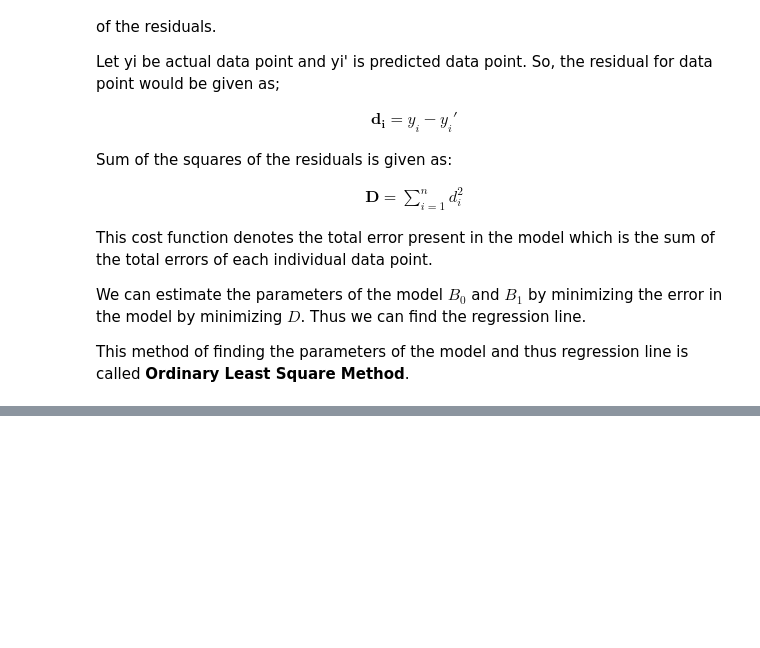
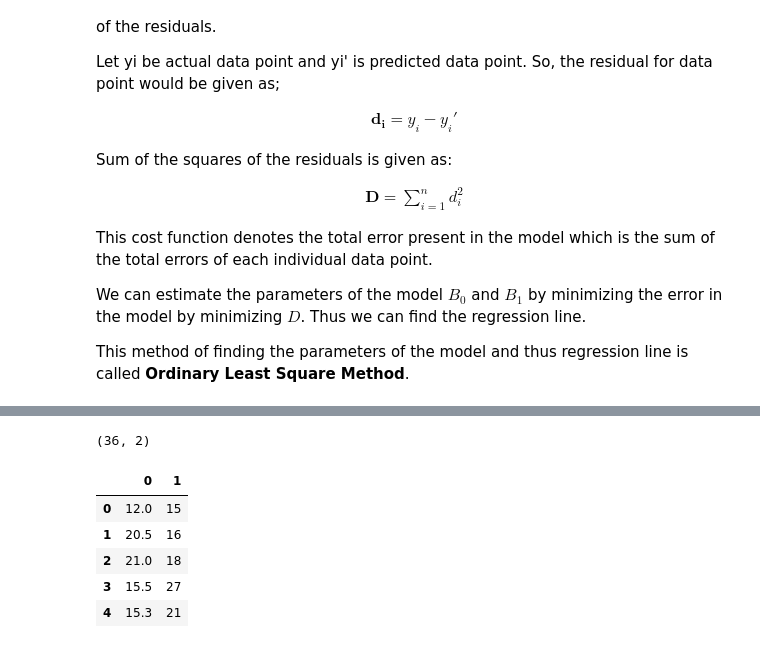
Before and after one commit to DiwakarBasnet/Machine-Learning, a Jupyter notebook: Simple_Linear_Regression.ipynb, the cells around one changed output, grey strips where cells are left out. Drawn from its saved outputs; the diff is of its cells as text; code cells hidden in the pictures; blank space fills up the shorter version.

```diff
--- a/Simple_Linear_Regression.ipynb
+++ b/Simple_Linear_Regression.ipynb
@@ -40,0 +61,15 @@ This method of finding the parameters of the model and thus regression line is c
+# %%
+# view dimension of df
+df.shape
+# %% [output]
+(36, 2)
+# %%
+# view top 5 rows of df
+df.head()
+# %% [output]
+|  | 0 | 1 |
+| 0 | 12.0 | 15 |
+| 1 | 20.5 | 16 |
+| 2 | 21.0 | 18 |
+| 3 | 15.5 | 27 |
+| 4 | 15.3 | 21 |
```
Also changed, not shown: parts of 16 cells of this notebook.
